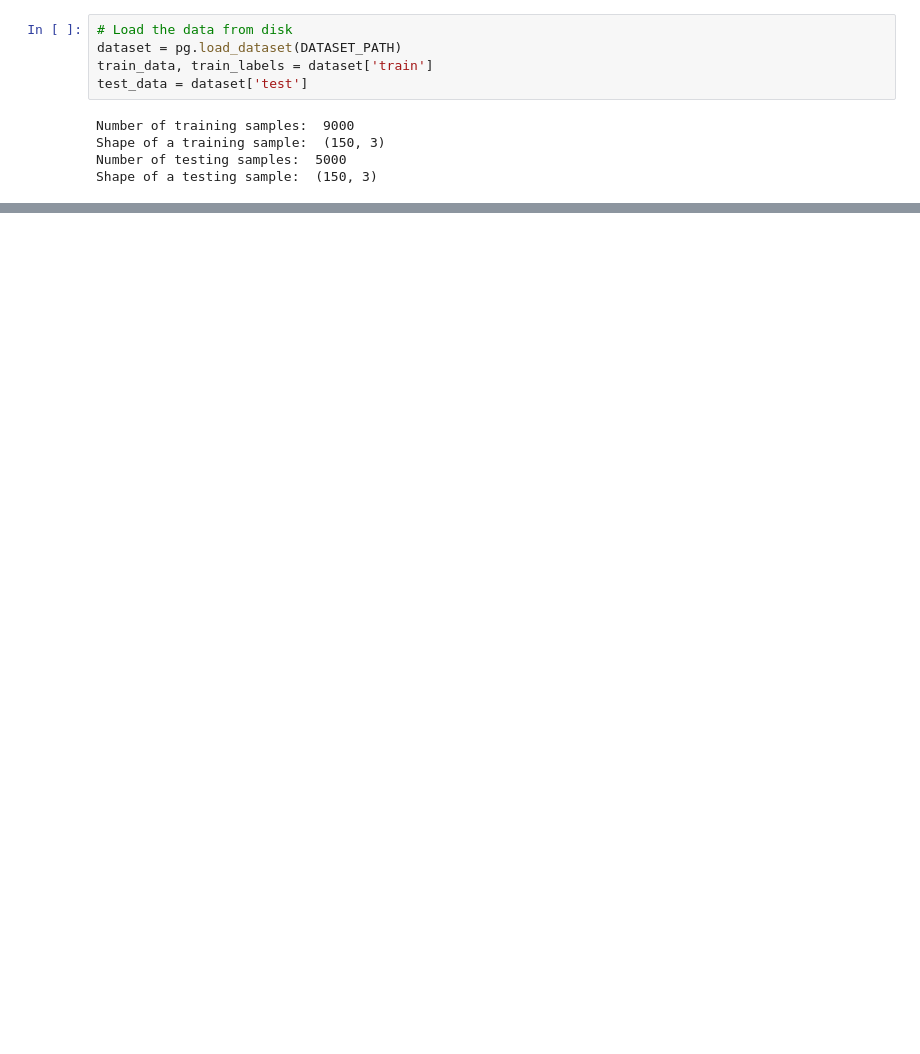
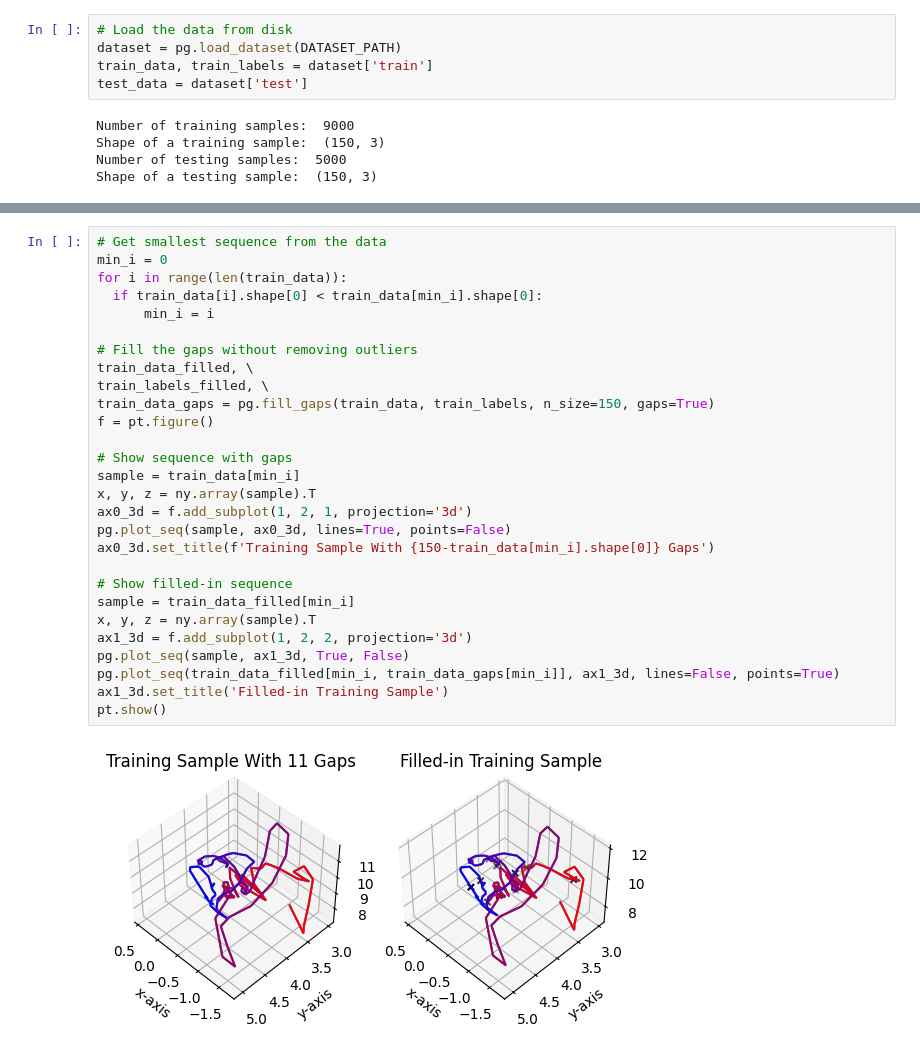
Before and after one commit to fusedbloxxer/ub-g11-pml, a Jupyter notebook: projects/smart/src/main.ipynb, the cells around one changed output, grey strips where cells are left out. Drawn from its saved outputs; the diff is of its cells as text; blank space fills up the shorter version.

```diff
--- a/projects/smart/src/main.ipynb
+++ b/projects/smart/src/main.ipynb
@@ -128,3 +136,33 @@ for i, (sizes, title) in enumerate([(train_sizes, 'train'), (test_sizes, 'test')
+# %%
+# Get smallest sequence from the data
+min_i = 0
+for i in range(len(train_data)):
+  if train_data[i].shape[0] < train_data[min_i].shape[0]:
+      min_i = i
+
+# Fill the gaps without removing outliers
+train_data_filled, \
+train_labels_filled, \
+train_data_gaps = pg.fill_gaps(train_data, train_labels, n_size=150, gaps=True)
+f = pt.figure()
+
+# Show sequence with gaps
+sample = train_data[min_i]
+x, y, z = ny.array(sample).T
+ax0_3d = f.add_subplot(1, 2, 1, projection='3d')
+pg.plot_seq(sample, ax0_3d, lines=True, points=False)
+ax0_3d.set_title(f'Training Sample With {150-train_data[min_i].shape[0]} Gaps')
+
+# Show filled-in sequence
+sample = train_data_filled[min_i]
+x, y, z = ny.array(sample).T
+ax1_3d = f.add_subplot(1, 2, 2, projection='3d')
+pg.plot_seq(sample, ax1_3d, True, False)
+pg.plot_seq(train_data_filled[min_i, train_data_gaps[min_i]], ax1_3d, lines=False, points=True)
+ax1_3d.set_title('Filled-in Training Sample')
+pt.show()
+# %% [output]
+[figure, added]
 # %%
 # Sample three recordings
 gen = default_rng(24)
```
Also changed, not shown: parts of 11 cells of this notebook, 37 other files.
